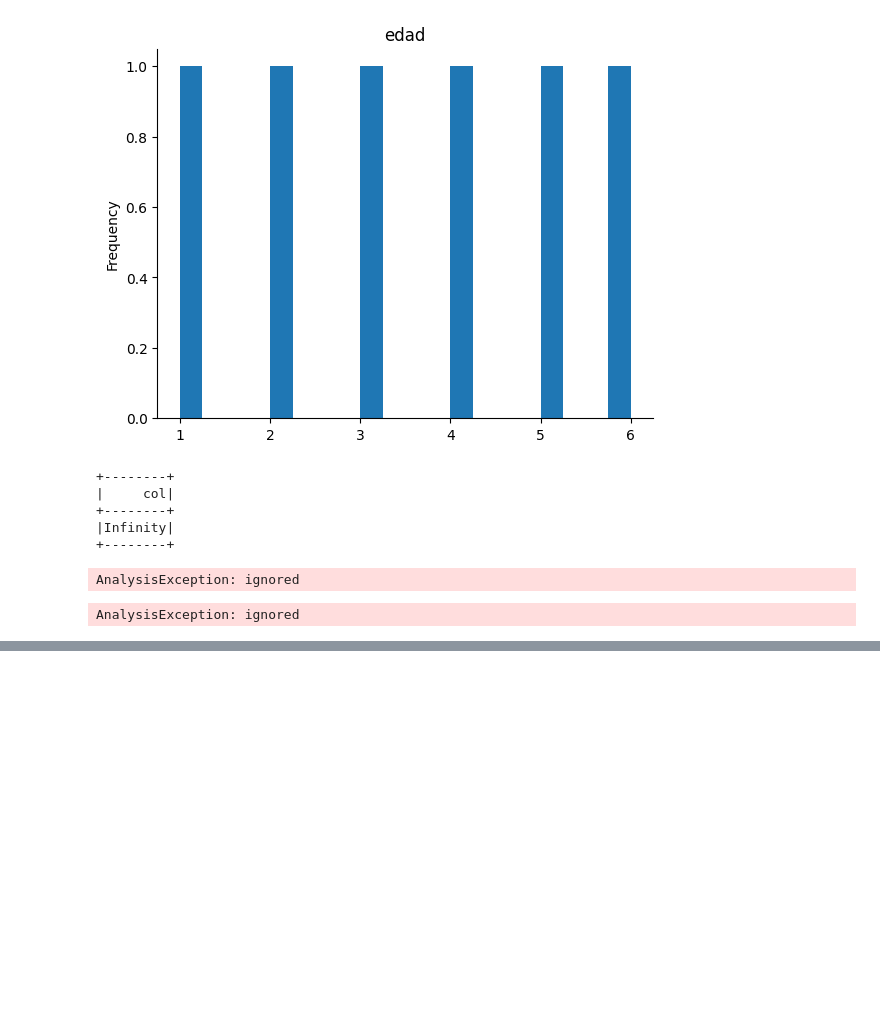
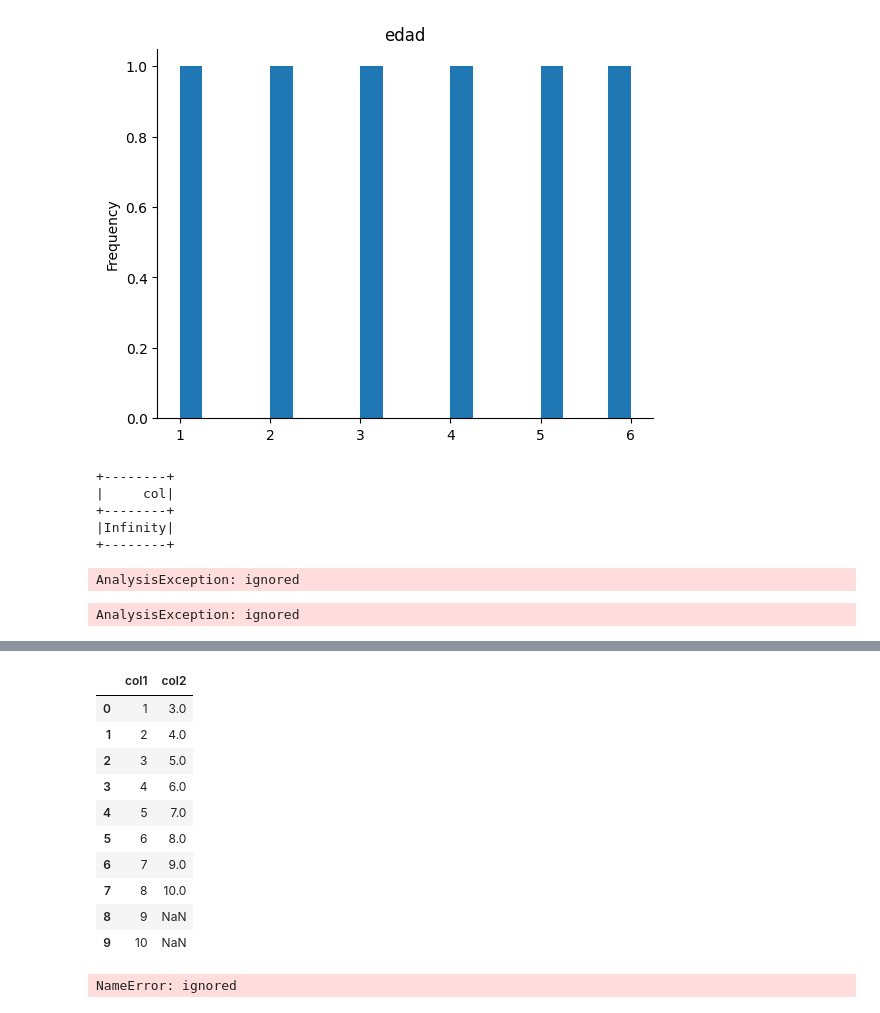
Before and after one commit to earo12/Exercises, a Jupyter notebook: Hydrogen_Atom.ipynb, the cells around one changed output, grey strips where cells are left out. Drawn from its saved outputs; the diff is of its cells as text; code cells hidden in the pictures; blank space fills up the shorter version.

```diff
--- a/Hydrogen_Atom.ipynb
+++ b/Hydrogen_Atom.ipynb
@@ -372,0 +387,21 @@ AnalysisException: ignored
+# %%
+import pandas as pd
+d = {'col1': [1, 2,3,4,5,6,7,8,9,10], 'col2': [3, 4,5,6,7,8,9,10,None,None]}
+df = pd.DataFrame(data=d)
+df
+# %% [output]
+|  | col1 | col2 |
+| 0 | 1 | 3.0 |
+| 1 | 2 | 4.0 |
+| 2 | 3 | 5.0 |
+| 3 | 4 | 6.0 |
+| 4 | 5 | 7.0 |
+| 5 | 6 | 8.0 |
+| 6 | 7 | 9.0 |
+| 7 | 8 | 10.0 |
+| 8 | 9 | NaN |
+| 9 | 10 | NaN |
+# %%
+spark_df = spark.createDataFrame(df)
+# %% [output]
+NameError: ignored
```
Also changed, not shown: parts of 1 cell of this notebook.
